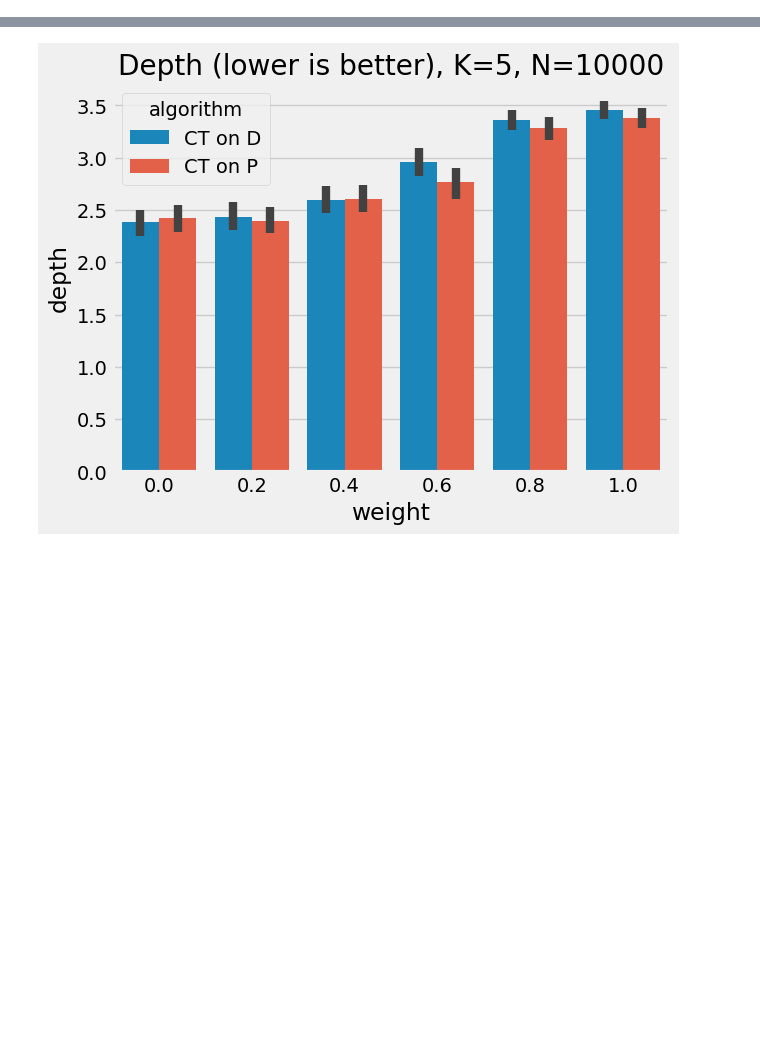
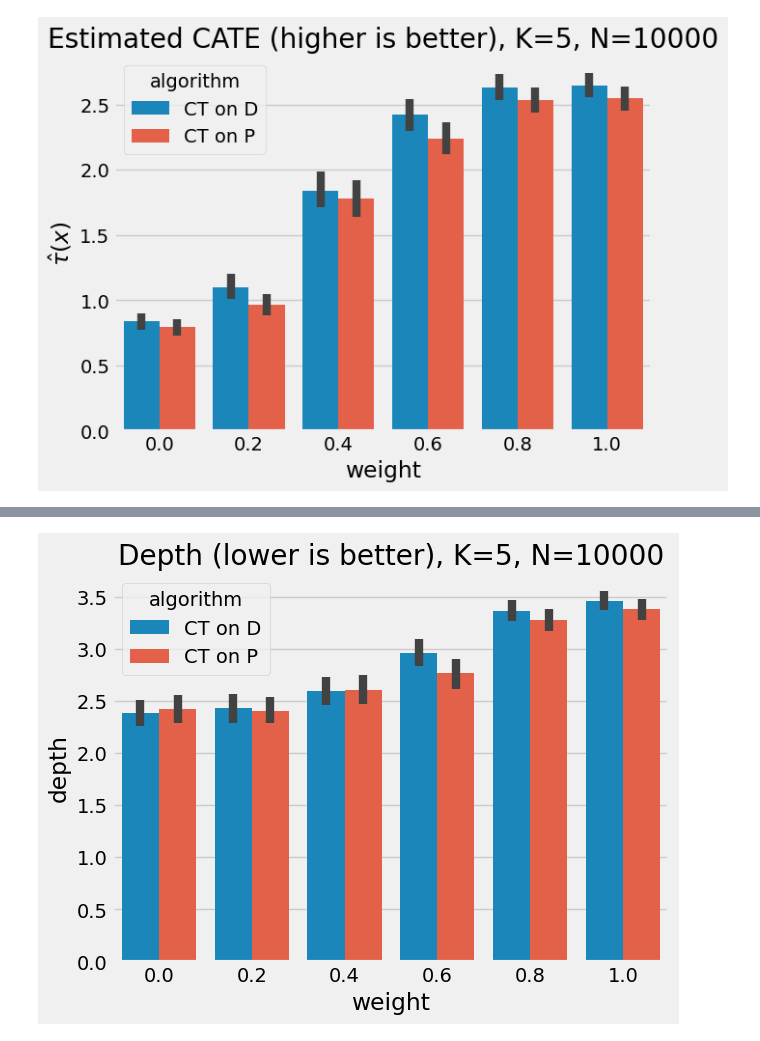
Before and after one commit to antonismand/Query-Driven-Data-Exploration-with-Heterogeneous-Treatment-Effects, a Jupyter notebook: experiments/CT_weight.ipynb, the cells around one changed output, grey strips where cells are left out. Cells and saved outputs as stored; diff of their text form; code cells hidden in the pictures; blank space fills up the shorter version.

```diff
--- a/experiments/CT_weight.ipynb
+++ b/experiments/CT_weight.ipynb
@@ -49,3 +50,10 @@ plt.show()
+# %%
+sns.barplot(x='weight', y='t_est', hue='algorithm', data=scores)
+plt.title(fr"Estimated CATE (higher is better), K={str(K)}, N={str(N)}")
+plt.ylabel(r"$\hat{{\tau}}(x)$")
+plt.show()
+# %% [output]
+[figure, added]
 # %%
 sns.barplot(x='weight', y='distance', hue='algorithm', data=scores)
 plt.title(f"Distance (higher is better), K={str(K)}, N={str(N)}")
```
Also changed, not shown: parts of 2 cells of this notebook, 5 other files.
